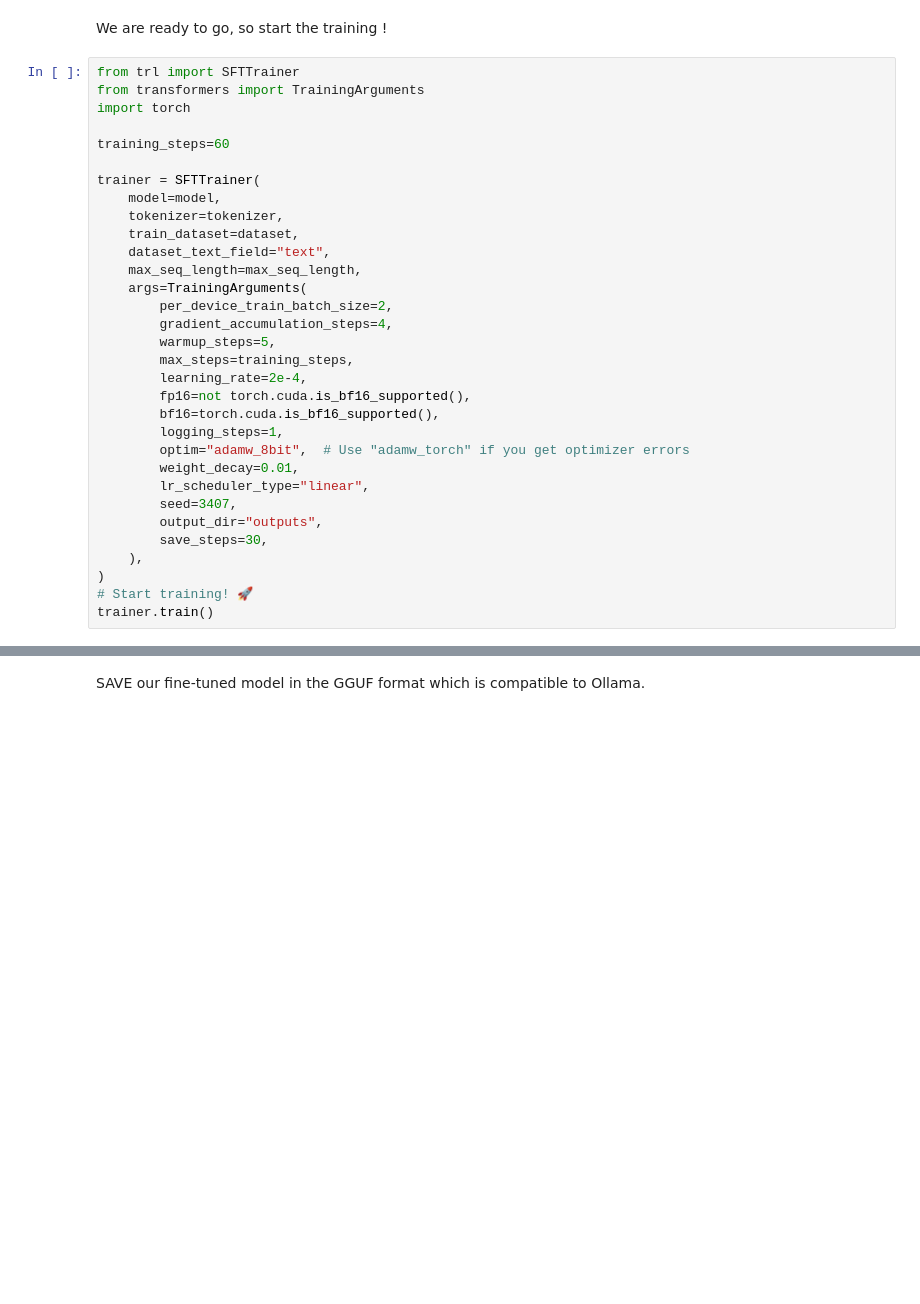
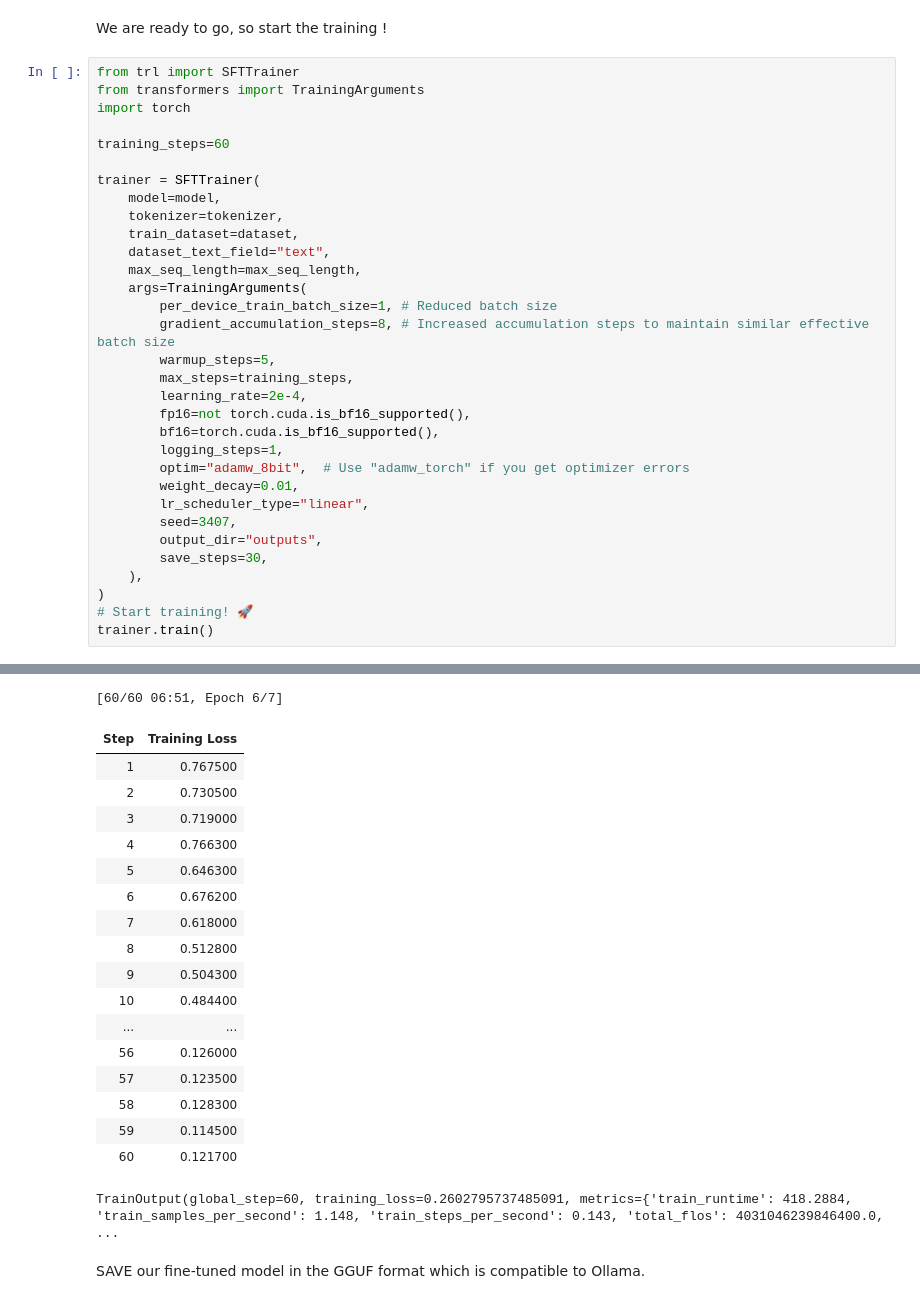
Before and after one commit to ebamberg/research-projects-ml, a Jupyter notebook: LLM/training/examples_fine_tune_training.ipynb, the cells around one changed output, grey strips where cells are left out. Cells and saved outputs as stored; diff of their text form; blank space fills up the shorter version.

```diff
--- a/LLM/training/examples_fine_tune_training.ipynb
+++ b/LLM/training/examples_fine_tune_training.ipynb
@@ -102,8 +124,8 @@ trainer = SFTTrainer(
     dataset_text_field="text",
     max_seq_length=max_seq_length,
     args=TrainingArguments(
-        per_device_train_batch_size=2,
-        gradient_accumulation_steps=4,
+        per_device_train_batch_size=1, # Reduced batch size
+        gradient_accumulation_steps=8, # Increased accumulation steps to maintain similar effective batch size
         warmup_steps=5,
         max_steps=training_steps,
         learning_rate=2e-4,
@@ -120,3 +142,4 @@ trainer = SFTTrainer(
 )
 # Start training! 🚀
 trainer.train()
+# %% [output]
@@ -123,2 +151,21 @@ trainer.train()
+[60/60 06:51, Epoch 6/7]
+| Step | Training Loss |
+| 1 | 0.767500 |
+| 2 | 0.730500 |
+| 3 | 0.719000 |
+| 4 | 0.766300 |
+| 5 | 0.646300 |
+| 6 | 0.676200 |
+| 7 | 0.618000 |
+| 8 | 0.512800 |
+| 9 | 0.504300 |
+| 10 | 0.484400 |
+| ... | ... |
+| 56 | 0.126000 |
+| 57 | 0.123500 |
+| 58 | 0.128300 |
+| 59 | 0.114500 |
+| 60 | 0.121700 |
+TrainOutput(global_step=60, training_loss=0.2602795737485091, metrics={'train_runtime': 418.2884, 'train_samples_per_second': 1.148, 'train_steps_per_second': 0.143, 'total_flos': 4031046239846400.0,  ...
 # %% [markdown]
 SAVE our fine-tuned model in the GGUF format which is compatible to Ollama.
```
Also changed, not shown: parts of 7 cells of this notebook.
